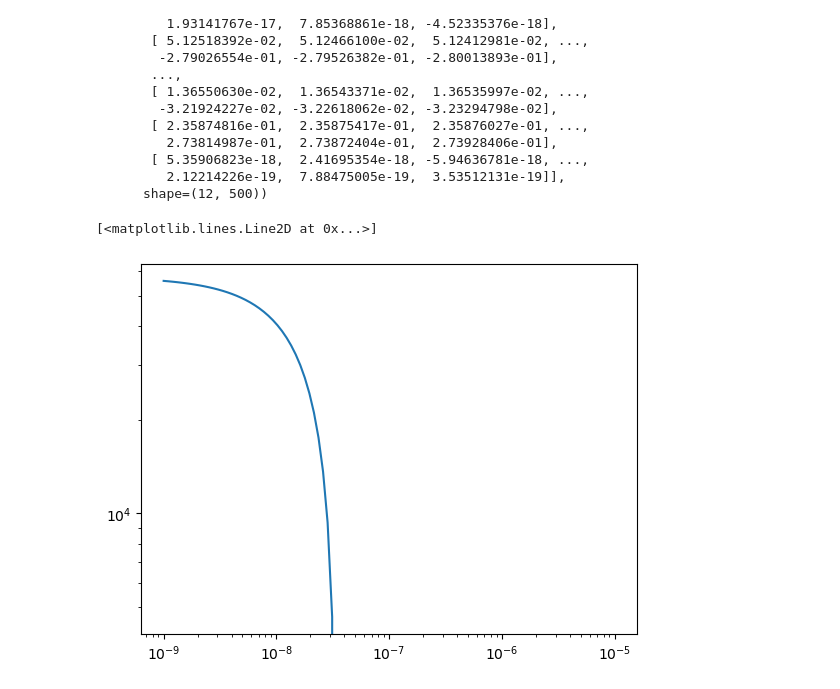
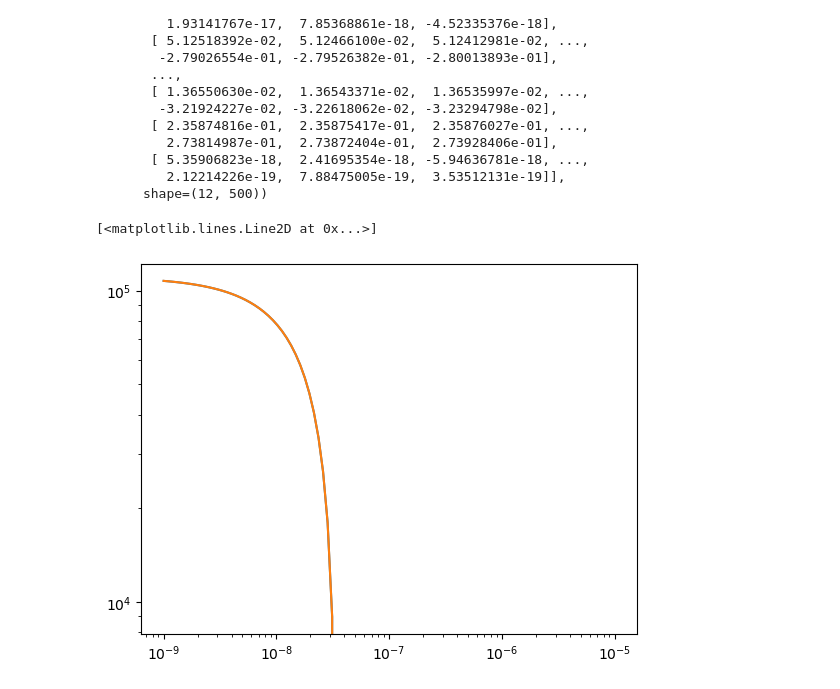
Before and after one commit to SNuDD/SNuDD, a Jupyter notebook: notebooks/density_test.ipynb, the cells around one changed output. Cells and saved outputs as stored; diff of their text form; code cells hidden in the pictures.

```diff
--- a/notebooks/density_test.ipynb
+++ b/notebooks/density_test.ipynb
@@ -11,10 +11,10 @@ from snudd.models import GeneralNSI, SM
 
 from snudd.targets import nucleus_xe
 # %%
-nsi_model = GeneralNSI(np.array([[1, 0, 0],
-                        [0, 1, 0],
-                        [0, 0, 0]]),
-                        np.pi/4, 0)
+nsi_model = GeneralNSI(np.array([[0, 0, 0],
+                        [0, 0, 0],
+                        [0, 0, 1]]),
+                        0, 0)
 
 nucleus_xe.update_model(nsi_model)
 # %%
@@ -102,9 +106,11 @@ array([[ 5.49186869e-01,  5.49183116e-01,  5.49179303e-01, ...,
 # %%
 ERs = np.geomspace(1e-3, 1e1, 100) / 1e6
 
-nucleus_xe.spectrum(E_R=ERs, nu='pep')
+nucleus_xe.prepare_density()
+plt.loglog(ERs, nucleus_xe.spectrum(E_R=ERs, nu='pep'))
 
+nucleus_xe.prepare_density(cetas=[1], ceta_weights=[1])
 plt.loglog(ERs, nucleus_xe.spectrum(E_R=ERs, nu='pep'))
 # %% [output]
 [<matplotlib.lines.Line2D at 0x...>]
-[figure, old version]
+[figure, new version]
```
Also changed, not shown: parts of 4 cells of this notebook, 4 other files.
